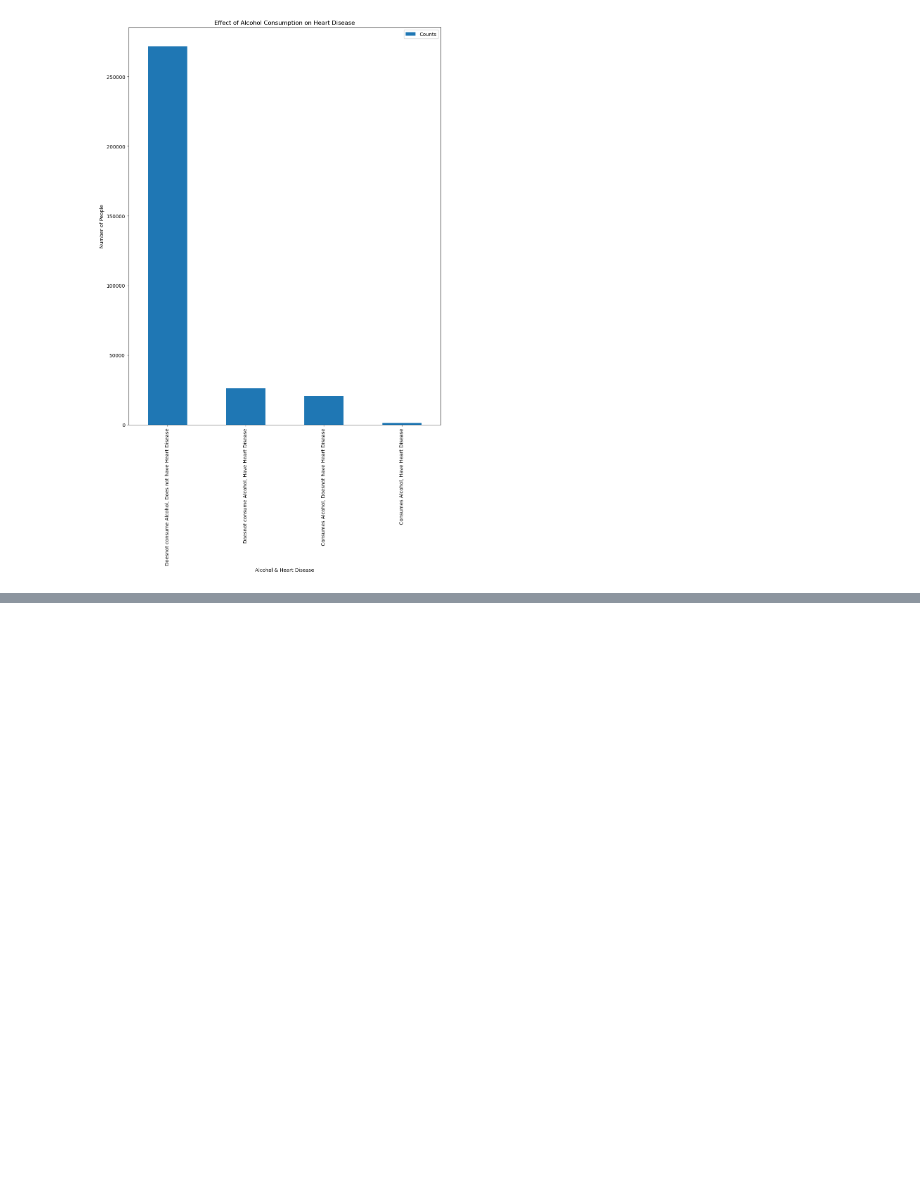
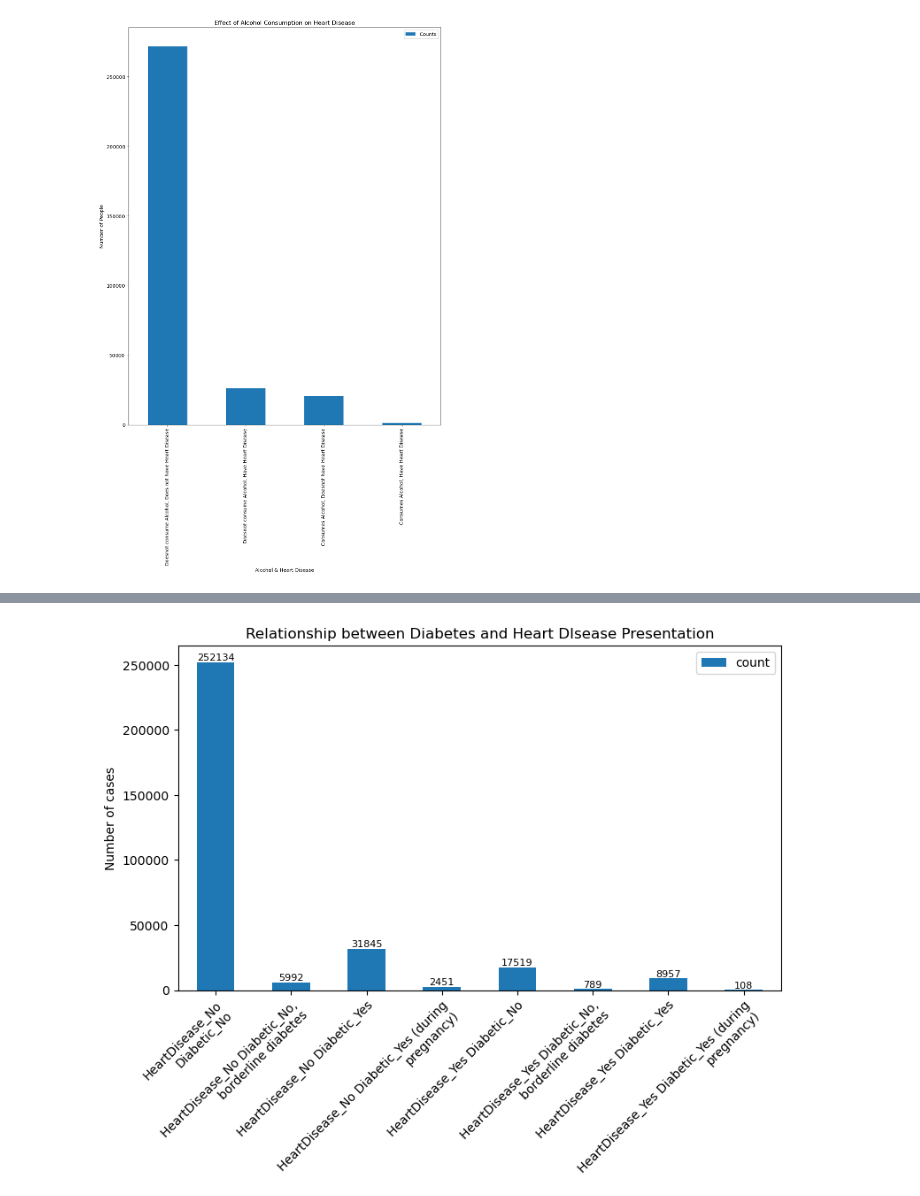
Before and after one commit to JaskiratSingh95/Project1_backup, a Jupyter notebook: Heart_disease_backup.ipynb, the cells around one changed output, grey strips where cells are left out. Saved outputs shown, nothing was run; the diff lists cells and outputs as text; code cells hidden in the pictures; blank space fills up the shorter version.

```diff
--- a/Heart_disease_backup.ipynb
+++ b/Heart_disease_backup.ipynb
@@ -740,0 +959,19 @@ plt.show()
+# %%
+ax_Diabetic = grouped_data_Heart_data_Diabetic.plot(x='Label',
+                                           y= 'count',
+                                           kind= 'bar',
+                                           figsize= (8,6),
+                                           xlabel= "Diabetes and Heart Disease",
+                                           ylabel = "Number of cases",
+                                           title="Relationship between Diabetes and Heart DIsease Presentation")
+# Wrap the x-axis tick labels
+ax_Diabetic.set_xticklabels(ax_Diabetic.get_xticklabels(), rotation=45, ha='right', wrap=True)
+ # Add y label values on top of each bar
+for bar in ax_Diabetic.patches:
+    ax_Diabetic.text(bar.get_x() + bar.get_width() / 2, bar.get_height(), bar.get_height(),
+            ha='center', va='bottom', color='black', fontsize=8)
+plt.tight_layout()
+plt.savefig("output/Diabetes_Vs_HeartDisease_Jaskirat_Singh.png",bbox_inches='tight')
+plt.show()
+# %% [output]
+[figure, added]
```
Also changed, not shown: parts of 16 cells of this notebook, 5 other files.
